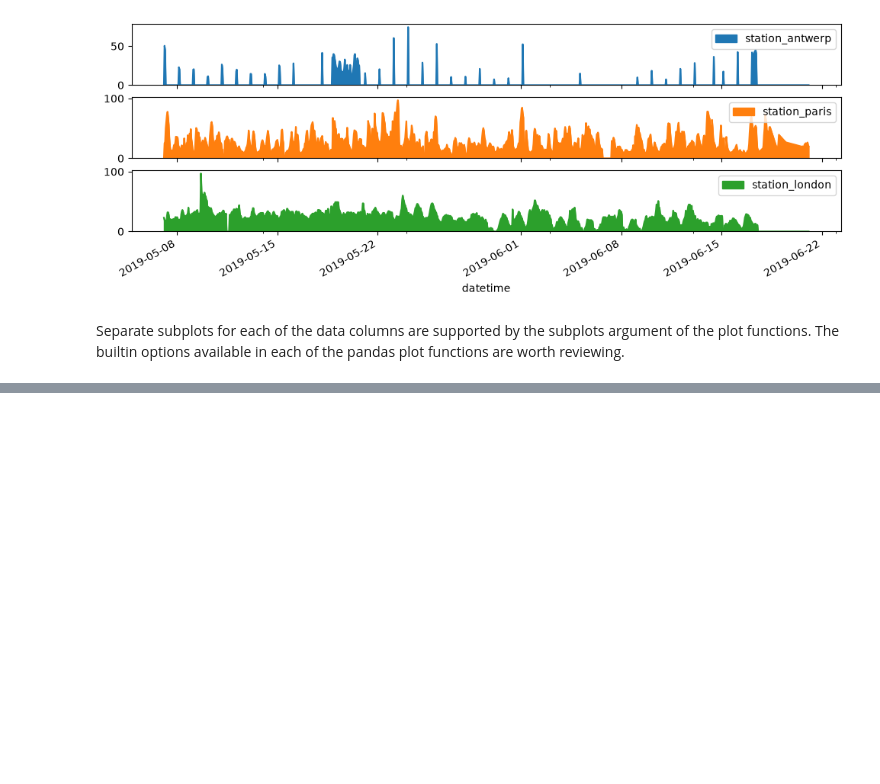
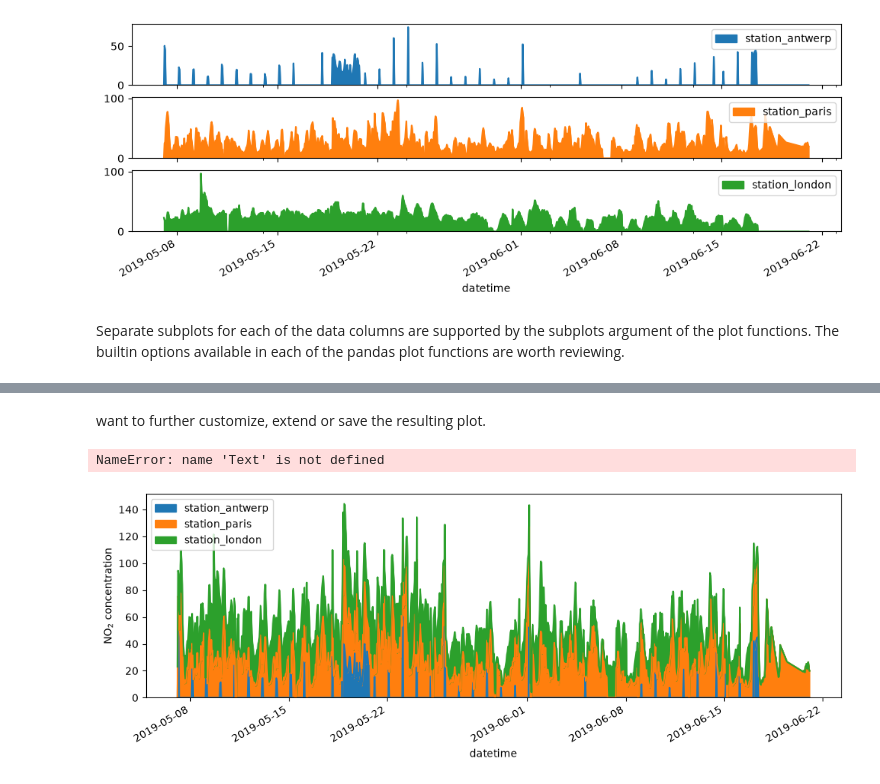
Before and after one commit to itmadityajoshi/pandas-one-shot, a Jupyter notebook: Plots.ipynb, the cells around one changed output, grey strips where cells are left out. Saved outputs shown, nothing was run; the diff lists cells and outputs as text; code cells hidden in the pictures; blank space fills up the shorter version.

Commit message:
Plot methods with separate matplotlib obj

```diff
--- a/Plots.ipynb
+++ b/Plots.ipynb
@@ -64,0 +70,10 @@ Separate subplots for each of the data columns are supported by the subplots arg
+# %% [markdown]
+want to further customize, extend or save the resulting plot.
+# %%
+fig, axs = plt.subplots(figsize=(12, 4))
+air_quality.plot.area(ax=axs)
+
+axs.set_ylabel("NO$_2$ concentration")
+# %% [output]
+NameError: name 'Text' is not defined
+[figure, added]
```
Also changed, not shown: parts of 2 cells of this notebook.
